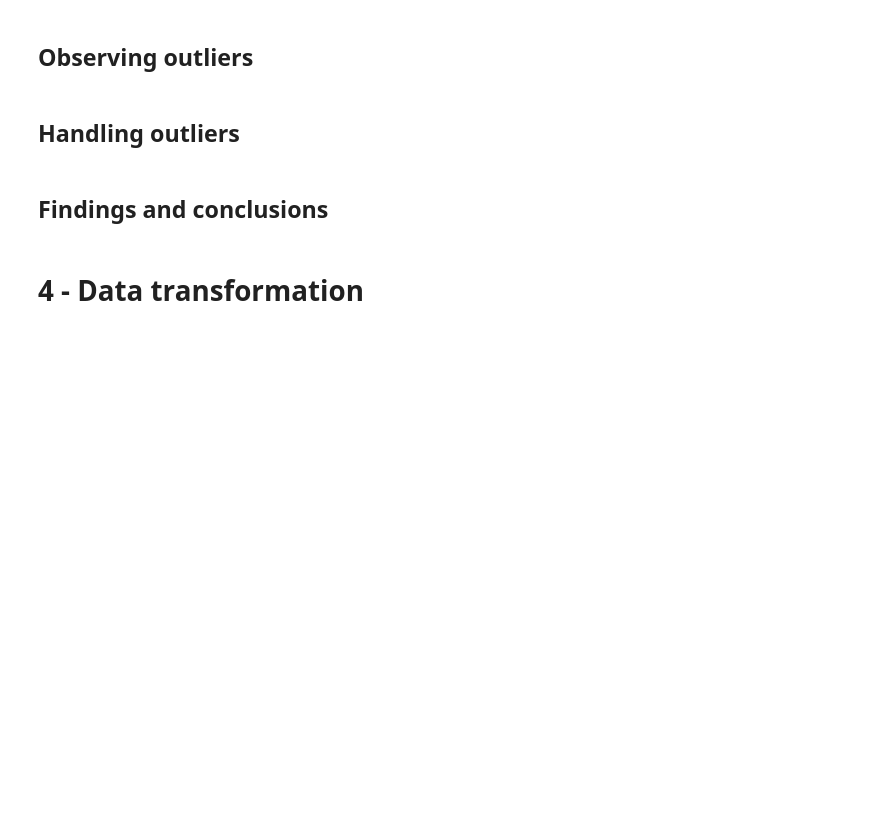
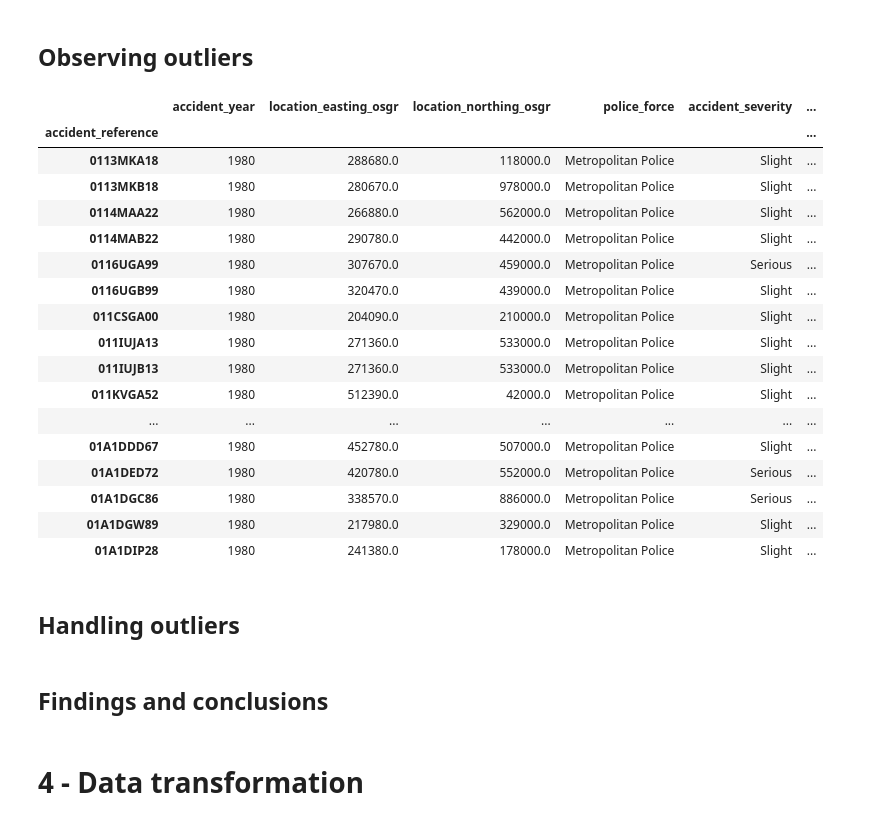
Before and after one commit to YoussefAswad/de-project, a Jupyter notebook: Milestone 1 template.ipynb, the cells around one changed output. Saved outputs shown, nothing was run; the diff lists cells and outputs as text; code cells hidden in the pictures; blank space fills up the shorter version.

```diff
--- a/Milestone 1 template.ipynb
+++ b/Milestone 1 template.ipynb
@@ -273,5 +410,26 @@ sns.countplot('second_road_class', data=df_accidents_1980_clean)
 # %% [markdown]
 ## Observing outliers
+# %%
+df_accidents_1980_clean.head(50)
+# %% [output]
+|  | accident_year | location_easting_osgr | location_northing_osgr | police_force | accident_severity | ... |
+| accident_reference |  |  |  |  |  | ... |
+| 0113MKA18 | 1980 | 288680.0 | 118000.0 | Metropolitan Police | Slight | ... |
+| 0113MKB18 | 1980 | 280670.0 | 978000.0 | Metropolitan Police | Slight | ... |
+| 0114MAA22 | 1980 | 266880.0 | 562000.0 | Metropolitan Police | Slight | ... |
+| 0114MAB22 | 1980 | 290780.0 | 442000.0 | Metropolitan Police | Slight | ... |
+| 0116UGA99 | 1980 | 307670.0 | 459000.0 | Metropolitan Police | Serious | ... |
+| 0116UGB99 | 1980 | 320470.0 | 439000.0 | Metropolitan Police | Slight | ... |
+| 011CSGA00 | 1980 | 204090.0 | 210000.0 | Metropolitan Police | Slight | ... |
+| 011IUJA13 | 1980 | 271360.0 | 533000.0 | Metropolitan Police | Slight | ... |
+| 011IUJB13 | 1980 | 271360.0 | 533000.0 | Metropolitan Police | Slight | ... |
+| 011KVGA52 | 1980 | 512390.0 | 42000.0 | Metropolitan Police | Slight | ... |
+| ... | ... | ... | ... | ... | ... | ... |
+| 01A1DDD67 | 1980 | 452780.0 | 507000.0 | Metropolitan Police | Slight | ... |
+| 01A1DED72 | 1980 | 420780.0 | 552000.0 | Metropolitan Police | Serious | ... |
+| 01A1DGC86 | 1980 | 338570.0 | 886000.0 | Metropolitan Police | Serious | ... |
+| 01A1DGW89 | 1980 | 217980.0 | 329000.0 | Metropolitan Police | Slight | ... |
+| 01A1DIP28 | 1980 | 241380.0 | 178000.0 | Metropolitan Police | Slight | ... |
 # %% [markdown]
 ## Handling outliers
 # %% [markdown]
```
Also changed, not shown: parts of 11 cells of this notebook.
